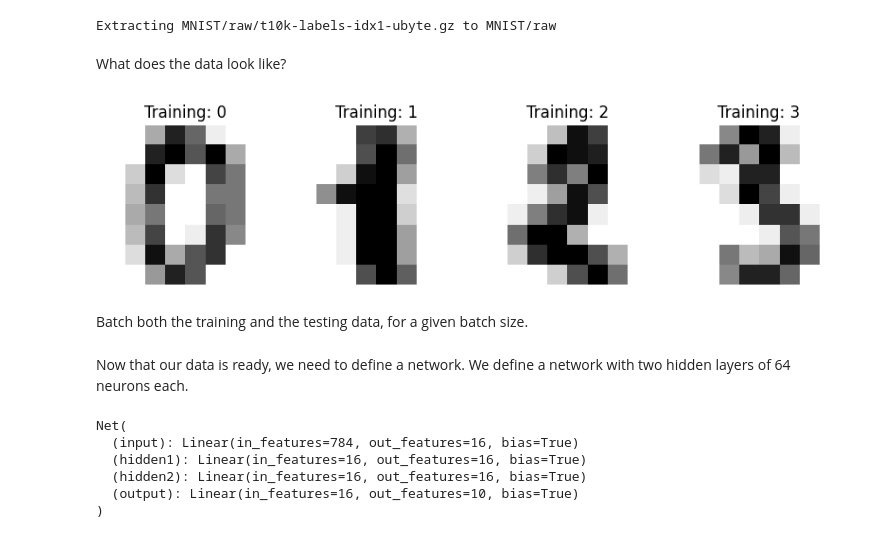
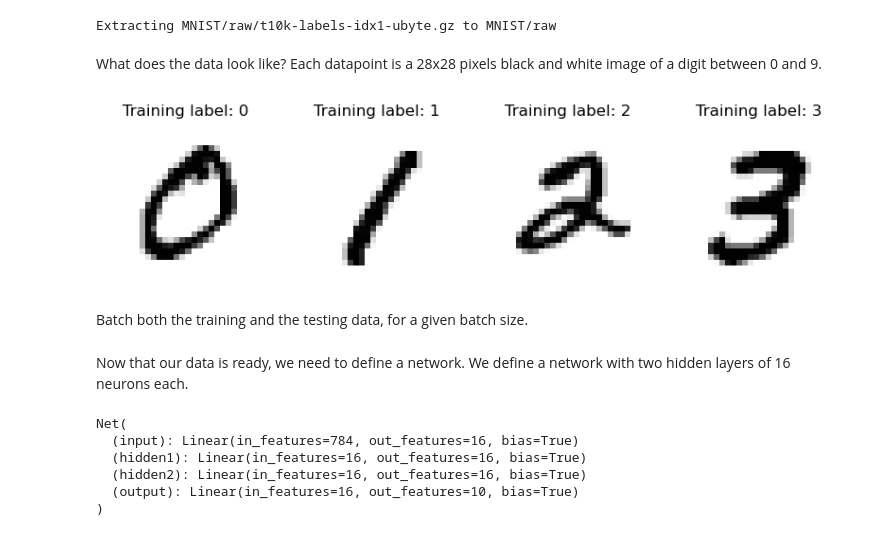
Before and after one commit to sveneziale/binder, a Jupyter notebook: Neural_Networks.ipynb, the cells around one changed output. Saved outputs shown, nothing was run; the diff lists cells and outputs as text; code cells hidden in the pictures.

```diff
--- a/Neural_Networks.ipynb
+++ b/Neural_Networks.ipynb
@@ -44,20 +52,21 @@ HTTP Error 403: Forbidden
 Downloading https://ossci-datasets.s3.amazonaws.com/mnist/t10k-labels-idx1-ubyte.gz
 Downloading https://ossci-datasets.s3.amazonaws.com/mnist/t10k-labels-idx1-ubyte.gz to MNIST/raw/t10k-labels-idx1-ubyte.gz
 Extracting MNIST/raw/t10k-labels-idx1-ubyte.gz to MNIST/raw
-# %% [markdown]
-What does the data look like?
+# %% [markdown]
+What does the data look like? Each datapoint is a 28x28 pixels black and white image of a digit between 0 and 9.
 # %%
 from sklearn import datasets
 
-digits = datasets.load_digits()
+examples = [train.data[1], train.data[3], train.data[5], train.data[7]]
+labels = [train.train_labels[1], train.train_labels[3], train.train_labels[5], train.train_labels[7]]
 
 _, axes = plt.subplots(nrows=1, ncols=4, figsize=(10, 3))
-for ax, image, label in zip(axes, digits.images, digits.target):
+for ax, image, label in zip(axes, examples, labels):
     ax.set_axis_off()
-    ax.imshow(image, cmap=plt.cm.gray_r, interpolation="nearest")
-    ax.set_title("Training: %i" % label)
+    ax.imshow(image, cmap=plt.cm.gray_r)
+    ax.set_title("Training label: %i" % label)
 # %% [output]
-[figure, old version]
+[figure, new version]
 # %% [markdown]
 Batch both the training and the testing data, for a given batch size.
 # %%
@@ -66,5 +76,5 @@ batch_size = 500
 trainset = torch.utils.data.DataLoader(train, batch_size=batch_size, shuffle=True)
 testset = torch.utils.data.DataLoader(test, batch_size=batch_size, shuffle=False)
 # %% [markdown]
-Now that our data is ready, we need to define a network. We define a network with two hidden layers of 64 neurons each.
+Now that our data is ready, we need to define a network. We define a network with two hidden layers of 16 neurons each.
 # %%
```
Also changed, not shown: parts of 13 cells of this notebook, 1 other file.
